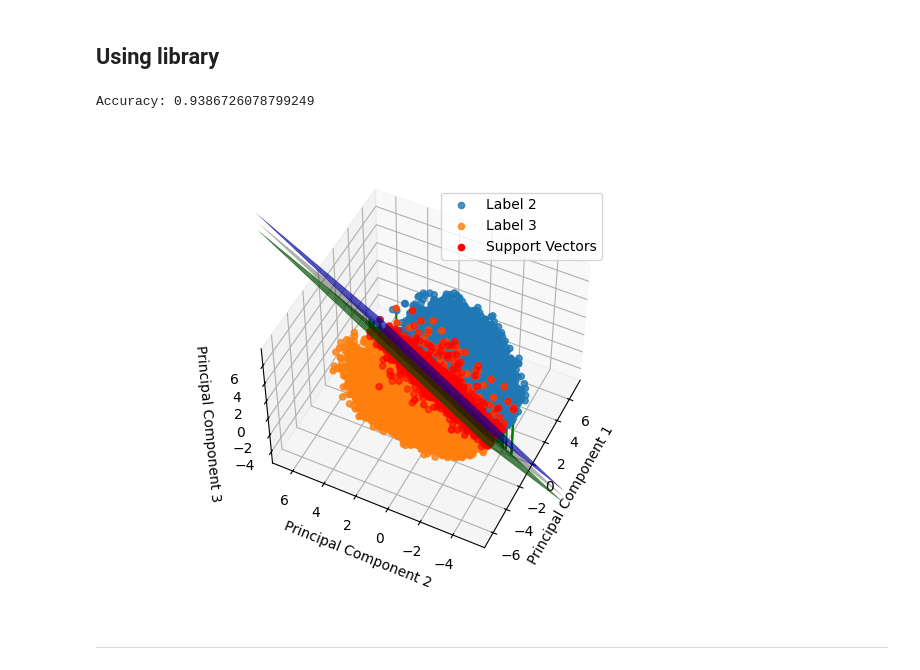
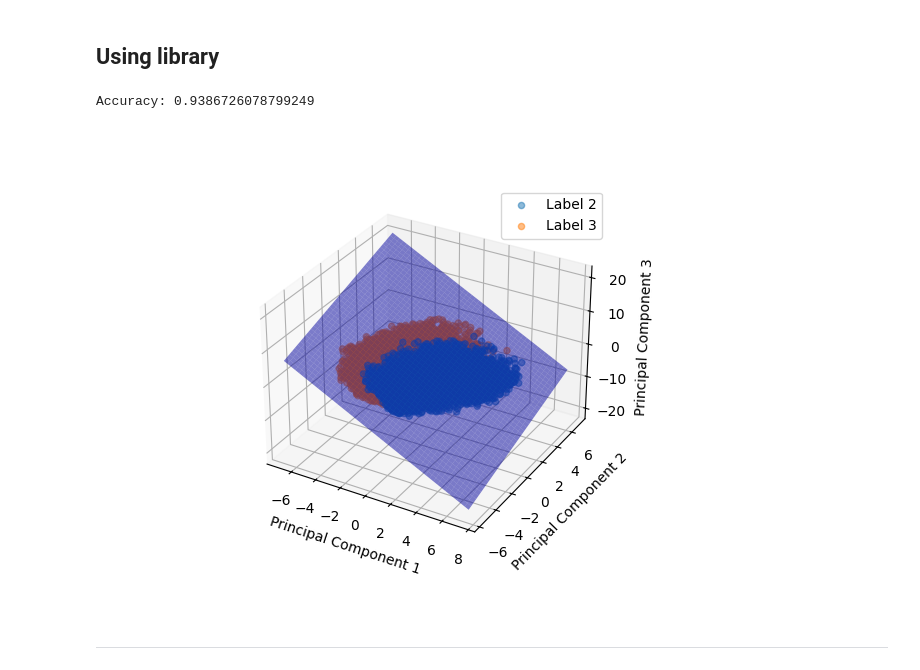
Before and after one commit to naoNao89/digitsSVM, a Jupyter notebook: SVM on Digits Recognization.ipynb, the cells around one changed output. Cells and saved outputs as stored; diff of their text form; code cells hidden in the pictures.

Commit message:
Revert "Figure hyperplane and migine on SVM on binary classes"
This reverts commit 86cbc64f89edda035fb0bec8543a671dcd6000e5.

```diff
--- a/SVM on Digits Recognization.ipynb
+++ b/SVM on Digits Recognization.ipynb
@@ -240,86 +240,40 @@ xx, yy = np.meshgrid(np.arange(x_min, x_max, 0.1),
                      np.arange(y_min, y_max, 0.1))
 zz = (-svm_classifier.intercept_[0] - svm_classifier.coef_[0][0] * xx - svm_classifier.coef_[0][1] * yy) / svm_classifier.coef_[0][2]
 
-# Get support vectors
-support_vectors = svm_classifier.support_vectors_
-
 # Evaluate and print accuracy
 accuracy = svm_classifier.score(X_train_23_pca, Y_train_23)
 print("Accuracy:", accuracy)
 
 # Plot the data points
 fig = plt.figure()
 ax = fig.add_subplot(111, projection='3d')
 
 # Plot data points with label 2
 ax.scatter(X_train_23_pca[Y_train_23 == 2, 0],
            X_train_23_pca[Y_train_23 == 2, 1],
            X_train_23_pca[Y_train_23 == 2, 2],
            label='Label 2',
-           alpha=0.8)
+           alpha=0.5)
 
 # Plot data points with label 3
 ax.scatter(X_train_23_pca[Y_train_23 == 3, 0],
            X_train_23_pca[Y_train_23 == 3, 1],
            X_train_23_pca[Y_train_23 == 3, 2],
            label='Label 3',
-           alpha=0.8)
+           alpha=0.5)
 
 # Plot hyperplane
-ax.plot_surface(xx, yy, zz, color='black', alpha=0.35)
-
-# Compute margin points
-margin = 1 / np.linalg.norm(svm_classifier.coef_)
-margin_x = np.linspace(x_min, x_max, 10)
-margin_y = np.linspace(y_min, y_max, 10)
-margin_xx, margin_yy = np.meshgrid(margin_x, margin_y)
-margin_zz = (-svm_classifier.intercept_[0] - svm_classifier.coef_[0][0] * margin_xx - svm_classifier.coef_[0][1] * margin_yy) / svm_classifier.coef_[0][2]
-
-# Plot margin points
-ax.plot_surface(margin_xx, margin_yy, margin_zz + margin, color='blue', alpha=0.8)
-ax.plot_surface(margin_xx, margin_yy, margin_zz - margin, color='green', alpha=0.8)
-
-
-# Plot support vectors
-ax.scatter(support_vectors[:, 0], support_vectors[:, 1], support_vectors[:, 2], color='red', label='Support Vectors')
-
-# Draw lines connecting support vectors to the hyperplane
-for sv in support_vectors:
-    ax.plot3D([sv[0], sv[0]], [sv[1], sv[1]], [sv[2], (-svm_classifier.intercept_[0] - svm_classifier.coef_[0][0] * sv[0] - svm_classifier.coef_[0][1] * sv[1]) / svm_classifier.coef_[0][2]], color='green')
-
-# Set limits for x, y, and z axes to zoom in
-ax.set_xlim(x_min, x_max)
-ax.set_ylim(y_min, y_max)
-ax.set_zlim(z_min, z_max)
+ax.plot_surface(xx, yy, zz, color='b', alpha=0.5)
 
 ax.set_xlabel('Principal Component 1')
 ax.set_ylabel('Principal Component 2')
 ax.set_zlabel('Principal Component 3')
-
-
-x_point=-5.9057
-y_point=-2.8873
-z_point=7.8234
-
-
-
-# Calculate the elevation and azimuth angles
-elev = np.arctan2(z_point, np.sqrt(x_point**2 + y_point**2)) * 180 / np.pi
-azim = np.arctan2(y_point, x_point) * 180 / np.pi
-
-# Set the view to the specified point
-ax.view_init(elev=elev, azim=azim)
-
-
-
 ax.legend()
 
-
-
 plt.show()
 # %% [output]
 Accuracy: 0.9386726078799249
-[figure, old version]
+[figure, new version]
 # %% [markdown]
 ---
 # %% [markdown]
```
